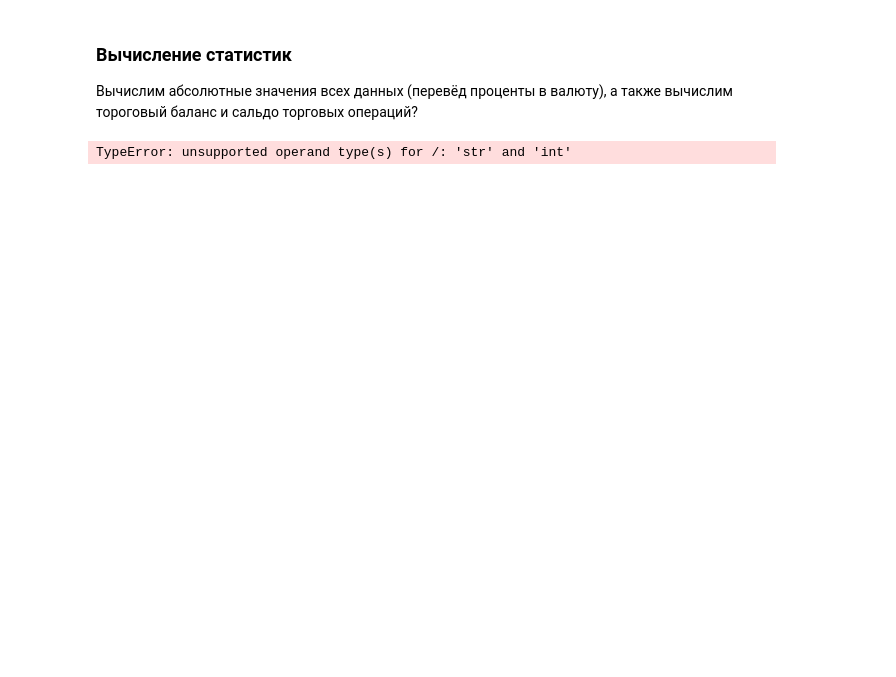
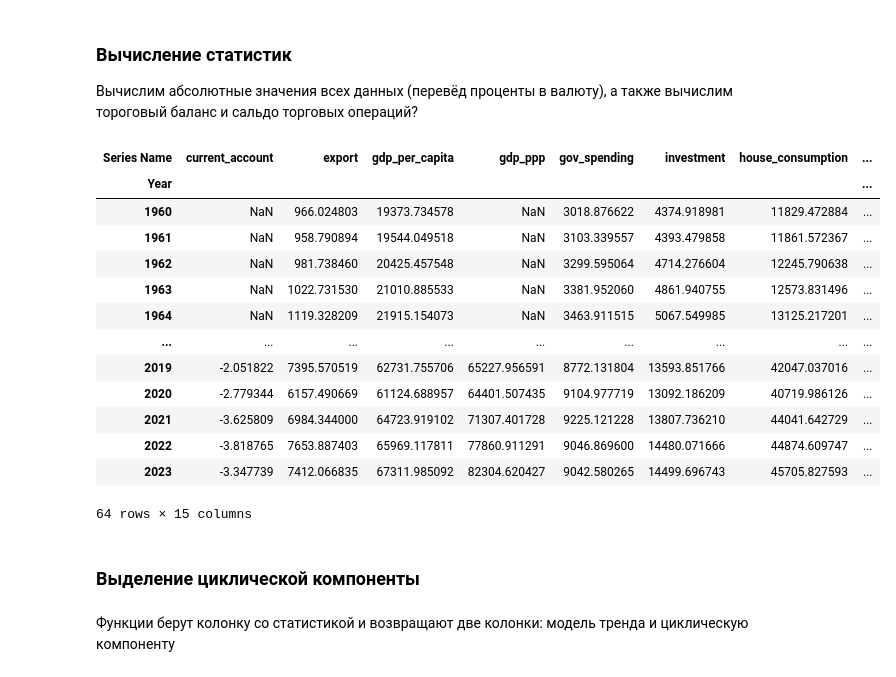
Before and after one commit to tobaffoon/CycleEvaluation, a Jupyter notebook: main.ipynb, the cells around one changed output. Drawn from its saved outputs; the diff is of its cells as text; code cells hidden in the pictures; blank space fills up the shorter version.

```diff
--- a/main.ipynb
+++ b/main.ipynb
@@ -109,29 +136,40 @@ ValueError: could not convert string to float: '..'
 # %%
 def prepare_statistics(df, gdp_name = 'gdp_per_capita'):
     df['house_consumption'] = (df['house_consumption'] / 100) * df[gdp_name]
     df['gov_spending'] = (df['gov_spending'] / 100) * df[gdp_name]
     df['investment'] = (df['investment'] / 100) * df[gdp_name]
     df['import'] = (df['import'] / 100) * df[gdp_name]
     df['export'] = (df['export'] / 100) * df[gdp_name]
 
-    df['trade_balance'] = df['export'] - df['import'] # не забыть разделить на тренд ВВП
+    df['trade_balance'] = df['export'] - df['import']
 
-    # Log transformations for real variables
     df['ln_gdp'] = np.log(df[gdp_name])
     df['ln_house_consumption'] = np.log(df['house_consumption'])
     df['ln_gov_spending'] = np.log(df['gov_spending'])
     df['ln_investment'] = np.log(df['investment'])
     df['ln_export'] = np.log(df['export'])
     df['ln_import'] = np.log(df['import'])
-
-    # Time trend
-    df['trend'] = np.arange(len(df))
-    df['trend_sq'] = df['trend'] ** 2
+    df['ln_trade_balance'] = np.log(df['trade_balance'])
 
 prepare_statistics(usa_df)
 prepare_statistics(greece_df)
 prepare_statistics(car_df)
 
 usa_df
 # %% [output]
+| Series Name | current_account | export | gdp_per_capita | gdp_ppp | gov_spending | investment | house_consumption | ... |
+| Year |  |  |  |  |  |  |  | ... |
+| 1960 | NaN | 966.024803 | 19373.734578 | NaN | 3018.876622 | 4374.918981 | 11829.472884 | ... |
+| 1961 | NaN | 958.790894 | 19544.049518 | NaN | 3103.339557 | 4393.479858 | 11861.572367 | ... |
+| 1962 | NaN | 981.738460 | 20425.457548 | NaN | 3299.595064 | 4714.276604 | 12245.790638 | ... |
+| 1963 | NaN | 1022.731530 | 21010.885533 | NaN | 3381.952060 | 4861.940755 | 12573.831496 | ... |
+| 1964 | NaN | 1119.328209 | 21915.154073 | NaN | 3463.911515 | 5067.549985 | 13125.217201 | ... |
+| ... | ... | ... | ... | ... | ... | ... | ... | ... |
+| 2019 | -2.051822 | 7395.570519 | 62731.755706 | 65227.956591 | 8772.131804 | 13593.851766 | 42047.037016 | ... |
+| 2020 | -2.779344 | 6157.490669 | 61124.688957 | 64401.507435 | 9104.977719 | 13092.186209 | 40719.986126 | ... |
+| 2021 | -3.625809 | 6984.344000 | 64723.919102 | 71307.401728 | 9225.121228 | 13807.736210 | 44041.642729 | ... |
+| 2022 | -3.818765 | 7653.887403 | 65969.117811 | 77860.911291 | 9046.869600 | 14480.071666 | 44874.609747 | ... |
+| 2023 | -3.347739 | 7412.066835 | 67311.985092 | 82304.620427 | 9042.580265 | 14499.696743 | 45705.827593 | ... |
-TypeError: unsupported operand type(s) for /: 'str' and 'int'
+64 rows × 15 columns
+# %% [markdown]
+### Выделение циклической компоненты
@@ -138 +178,3 @@ TypeError: unsupported operand type(s) for /: 'str' and 'int'
+# %% [markdown]
+Функции берут колонку со статистикой и возвращают две колонки: модель тренда и циклическую компоненту
 # %%
```
Also changed, not shown: parts of 12 cells of this notebook.
